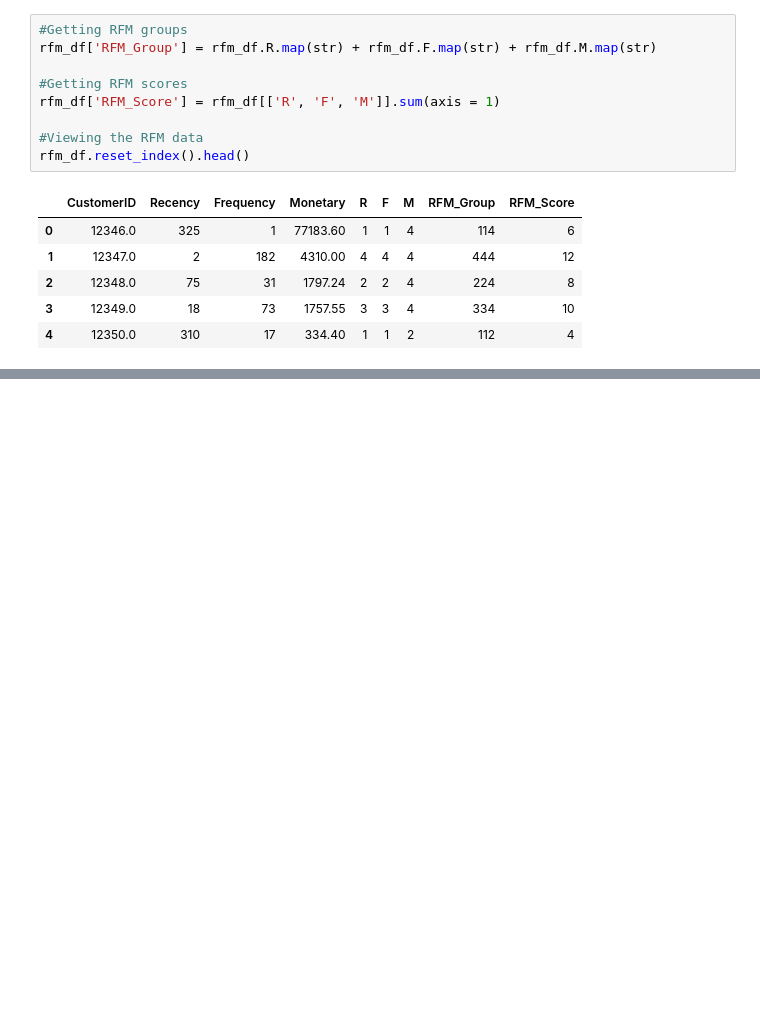
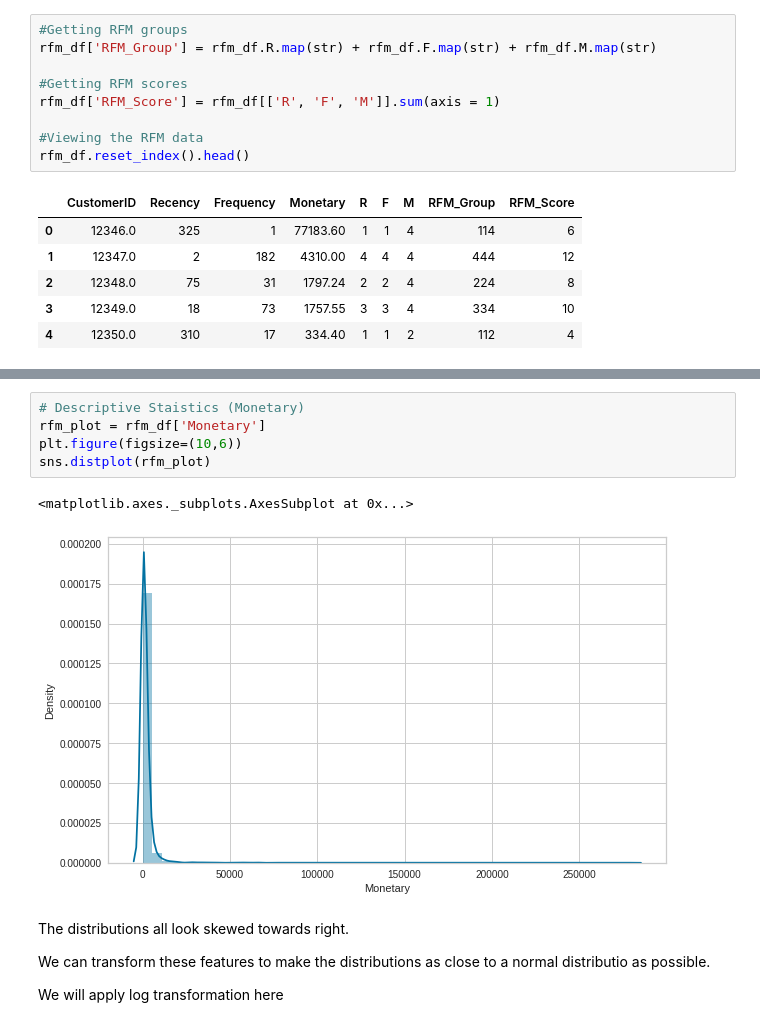
Before and after one commit to adilimam12/unsupervised_learning_capstone-project4, a Jupyter notebook: online_retail_customer_segmentation.ipynb, the cells around one changed output, grey strips where cells are left out. Drawn from its saved outputs; the diff is of its cells as text; blank space fills up the shorter version.

```diff
--- a/online_retail_customer_segmentation.ipynb
+++ b/online_retail_customer_segmentation.ipynb
@@ -788,0 +810,14 @@ rfm_df.reset_index().head()
+# %%
+# Descriptive Staistics (Monetary)
+rfm_plot = rfm_df['Monetary']
+plt.figure(figsize=(10,6))
+sns.distplot(rfm_plot)
+# %% [output]
+<matplotlib.axes._subplots.AxesSubplot at 0x...>
+[figure, added]
+# %% [markdown]
+The distributions all look skewed towards right.
+
+We can transform these features to make the distributions as close to a normal distributio as possible.
+
+We will apply log transformation here
```
Also changed, not shown: parts of 27 cells of this notebook.
